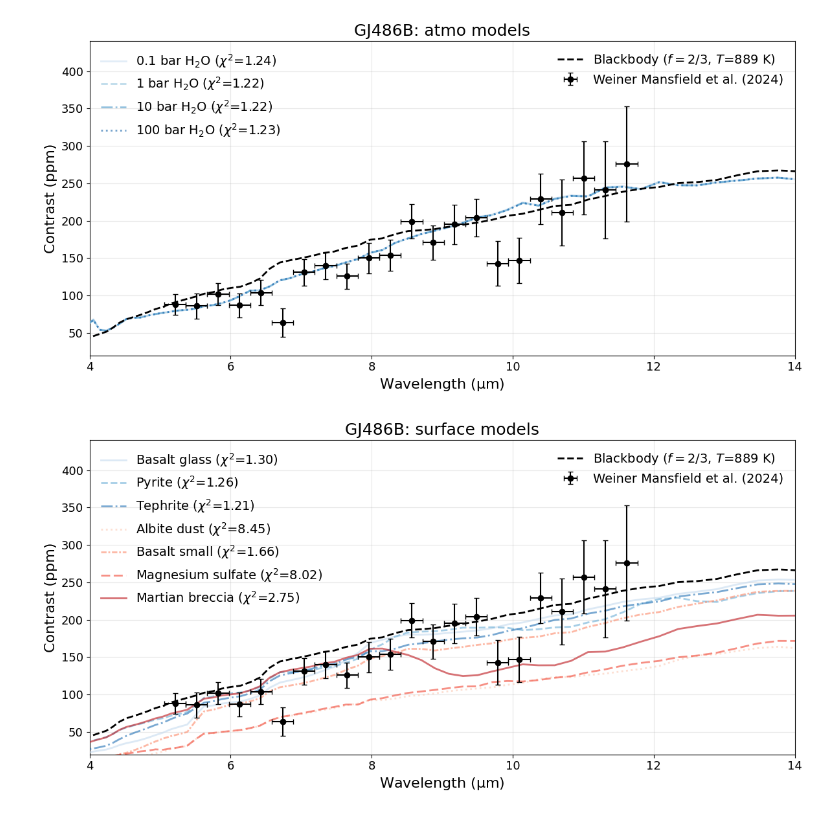
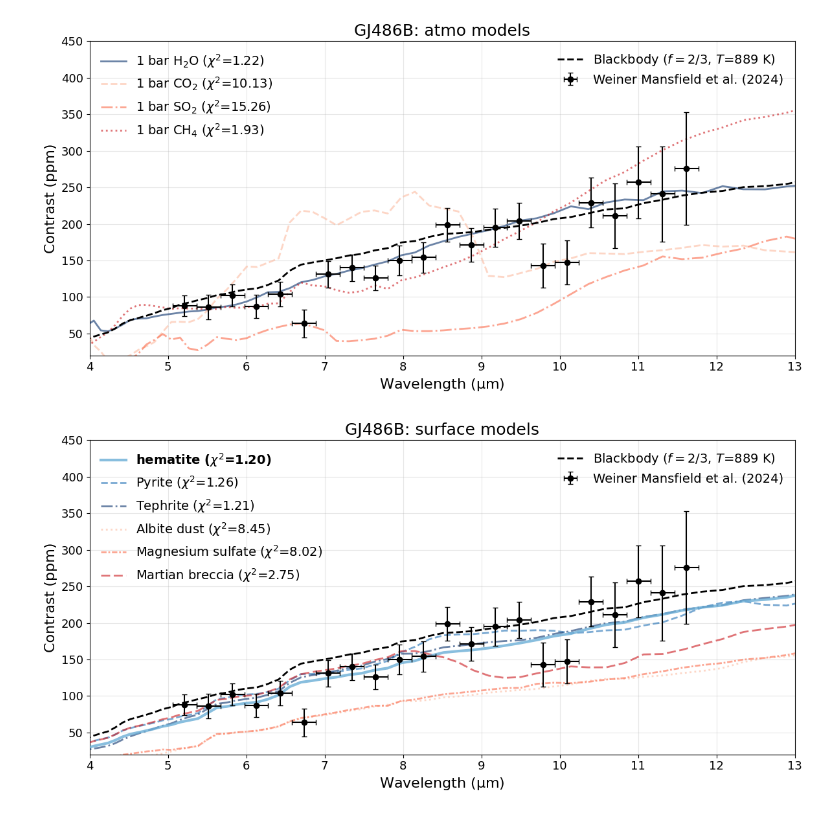
Before and after one commit to stuitje/VAYU, a Jupyter notebook: notebooks/contrast_plots.ipynb, the cells around one changed output. Cells and saved outputs as stored; diff of their text form; code cells hidden in the pictures.

Commit message:
notebook fpor contrast plotting gj486b

```diff
--- a/notebooks/contrast_plots.ipynb
+++ b/notebooks/contrast_plots.ipynb
@@ -1,35 +1,43 @@
 # %%
 import sys
 sys.path.append("/Users/users/stuitje/FWhome/VAYU")  # repo root
 
 from plt.plots_paper import plot_contrasts, ATMOSPHERE_LABELS, DEFAULT_SURFACE_LABELS
 
-subset = [
-    "01bar_H2O",
+subset_atm = [
     "1bar_H2O",
-    "10bar_H2O",
-    "100bar_H2O",
+    "1bar_CO2",
+    "1bar_CH4",
+    "1bar_SO2",
+]
+subset_surf = [
+    "hematite",
+    "pyrite",
+    "tephrite",
+    "albite_dust",
+    "magnesium_sulphate",
+    "mars_breccia"
 ]
 # Atmosphere mode
 plot_contrasts(
     planet="gj486b",
     mode="atmo",
-    keys=subset,
+    keys=subset_atm,
     labels=ATMOSPHERE_LABELS,
-    ylim=(20, 440),
-    xlim=(4, 14),
+    ylim=(20, 450),
+    xlim=(4, 13),
 )
 
 # Surface mode
 plot_contrasts(
     planet="gj486b",
     mode="surface",
-    keys=list(DEFAULT_SURFACE_LABELS.keys()),
+    keys=subset_surf,
     labels=DEFAULT_SURFACE_LABELS,
     highlights=["hematite"],
-    ylim=(20, 440),
-    xlim=(4, 14),
+    ylim=(20, 450),
+    xlim=(4, 13),
 )
 # %% [output]
-[figure, old version]
+[figure, new version]
-[figure, old version]
+[figure, new version]
```
Also changed, not shown: parts of 1 cell of this notebook.
